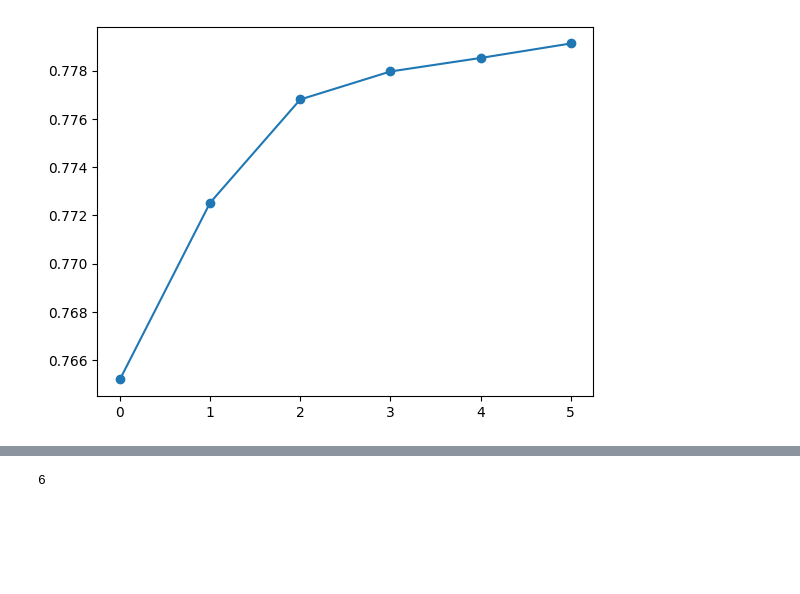
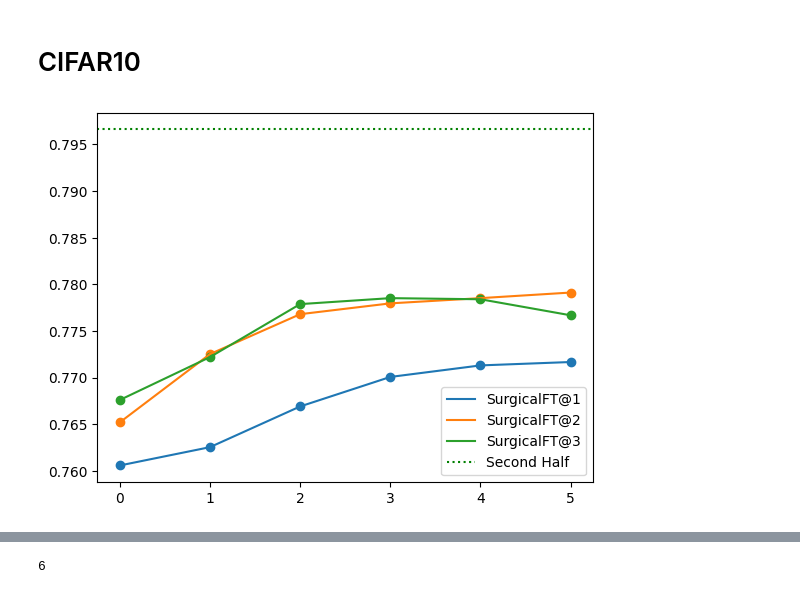
Before and after one commit to francesco-p/simple-incremental, a Jupyter notebook: viz_values.ipynb, the cells around one changed output, grey strips where cells are left out. Saved outputs shown, nothing was run; the diff lists cells and outputs as text; code cells hidden in the pictures; blank space fills up the shorter version.

```diff
--- a/viz_values.ipynb
+++ b/viz_values.ipynb
@@ -16,11 +16,17 @@ import torch.nn.functional as F
 import numpy as np
 import random
 from torch.utils.tensorboard import SummaryWriter
+# %% [markdown]
+# CIFAR10
 # %%
-df = pd.read_csv("values_layer2.csv", header=None)
-all_results = df.loc[:, df.columns != 0].values
-plt.plot(all_results.mean(axis=0))
-plt.scatter(range(all_results.shape[1]), all_results.mean(axis=0))
+for l in [1,2,3]:
+    df = pd.read_csv(f"results/cifar10/values_layer{l}.csv", header=None)
+    all_results = df.loc[:, df.columns != 0].values
+    plt.plot(all_results.mean(axis=0), label=f"SurgicalFT@{l}")
+    plt.scatter(range(all_results.shape[1]), all_results.mean(axis=0))
+#plt.axhline(0.7396, label='First Half', color='red', ls=':')
+plt.axhline(0.7966, label='Second Half', color='green', ls=':')
+plt.legend()
 plt.show()
 # %% [output]
-[figure, old version]
+[figure, new version]
```
Also changed, not shown: parts of 3 cells of this notebook, 17 other files.
